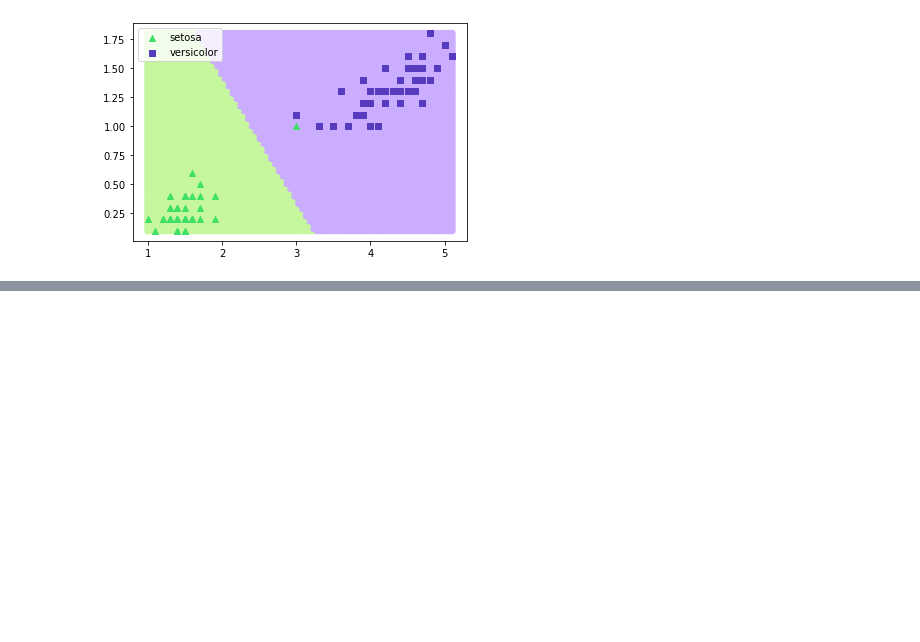
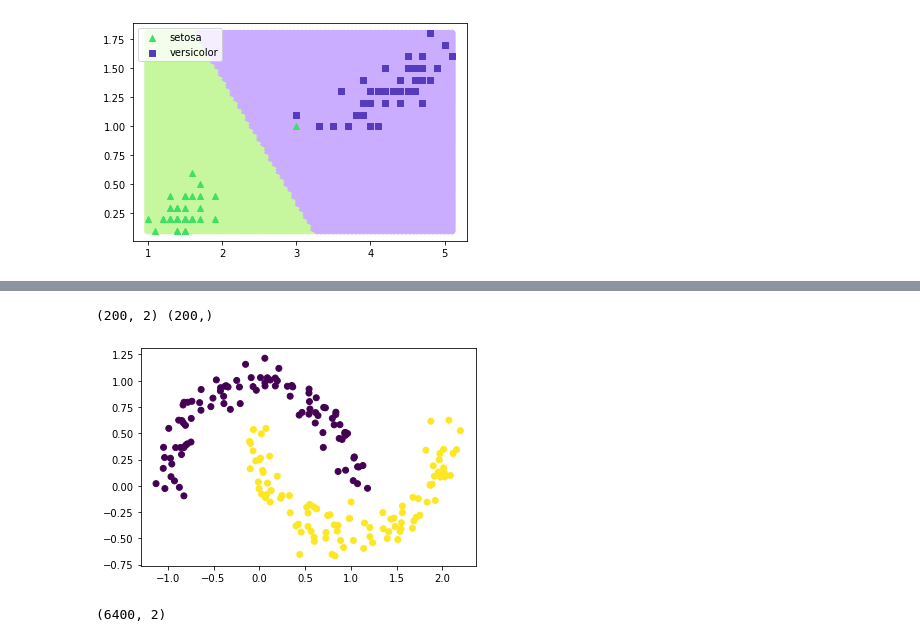
Before and after one commit to gsub17/PYTHON_BASIC, a Jupyter notebook: Data Science/24 SVM/SVM.ipynb, the cells around one changed output, grey strips where cells are left out. Drawn from its saved outputs; the diff is of its cells as text; code cells hidden in the pictures; blank space fills up the shorter version.

```diff
--- a/Data Science/24 SVM/SVM.ipynb
+++ b/Data Science/24 SVM/SVM.ipynb
@@ -189,0 +234,17 @@ plt.show()
+# %%
+X, y = make_moons(n_samples=200, noise=0.1, random_state=50)
+print(X.shape, y.shape)
+
+plt.scatter(X[:,0], X[:,1], c=y)
+plt.show()
+# %% [output]
+(200, 2) (200,)
+[figure, added]
+# %%
+f1 = np.linspace(X[:,0].min(), X[:,0].max(), 80)
+f2 = np.linspace(X[:,1].min(), X[:,1].max(), 80)
+f1, f2 = np.meshgrid(f1, f2)
+X_test2 = np.concatenate([f1.reshape(-1,1), f2.reshape(-1,1)], axis=1)
+print(X_test2.shape)
+# %% [output]
+(6400, 2)
```
Also changed, not shown: parts of 21 cells of this notebook.
